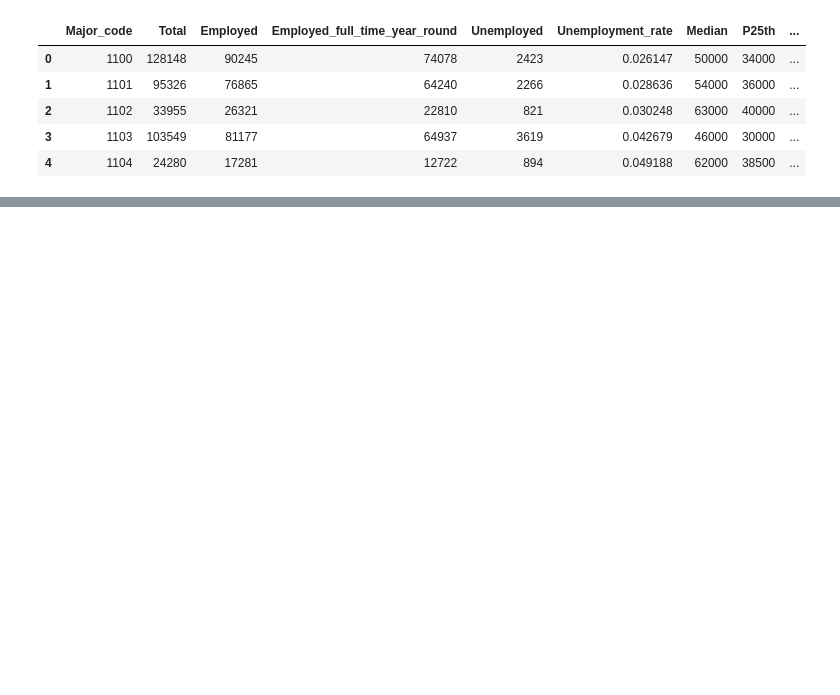
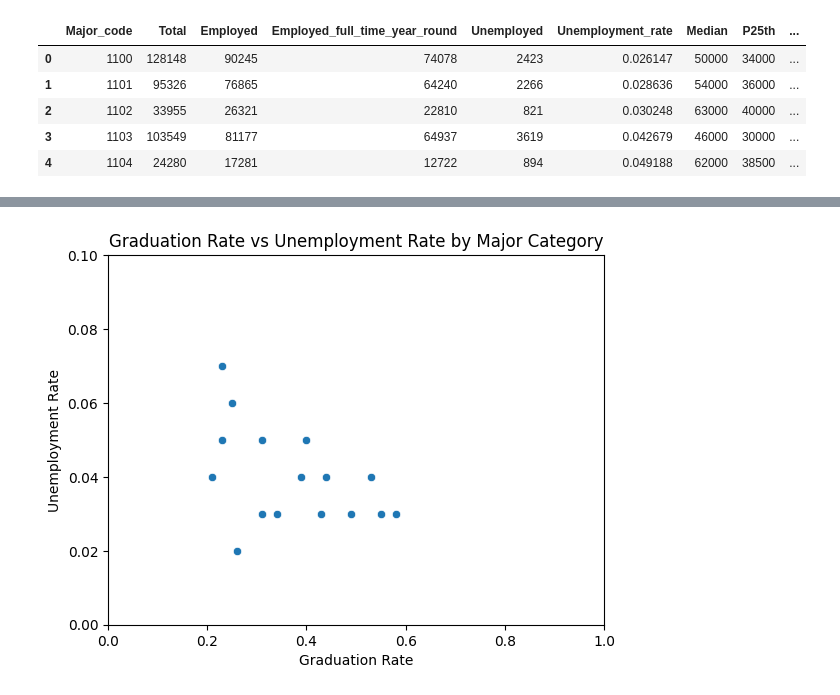
Before and after one commit to cph-datascience/census-career-exploration, a Jupyter notebook: Anthony's notebooks/aw_notebook.ipynb, the cells around one changed output, grey strips where cells are left out. Cells and saved outputs as stored; diff of their text form; code cells hidden in the pictures; blank space fills up the shorter version.

```diff
--- a/Anthony's notebooks/aw_notebook.ipynb
+++ b/Anthony's notebooks/aw_notebook.ipynb
@@ -99,0 +221,11 @@ major_cat_groups.convert_dtypes()
+# %%
+# Scatter plot of graduation rate and difference of employment rate between graduates and non graduates by major category
+sns.scatterplot(data=major_cat_groups, x="Grad_rate", y="Grad_unemployment_rate")
+plt.title("Graduation Rate vs Unemployment Rate by Major Category")
+plt.xlabel("Graduation Rate")
+plt.ylabel("Unemployment Rate")
+plt.xlim(0,1)
+plt.ylim(0,0.1)
+plt.show()
+# %% [output]
+[figure, added]
```
Also changed, not shown: parts of 15 cells of this notebook.
